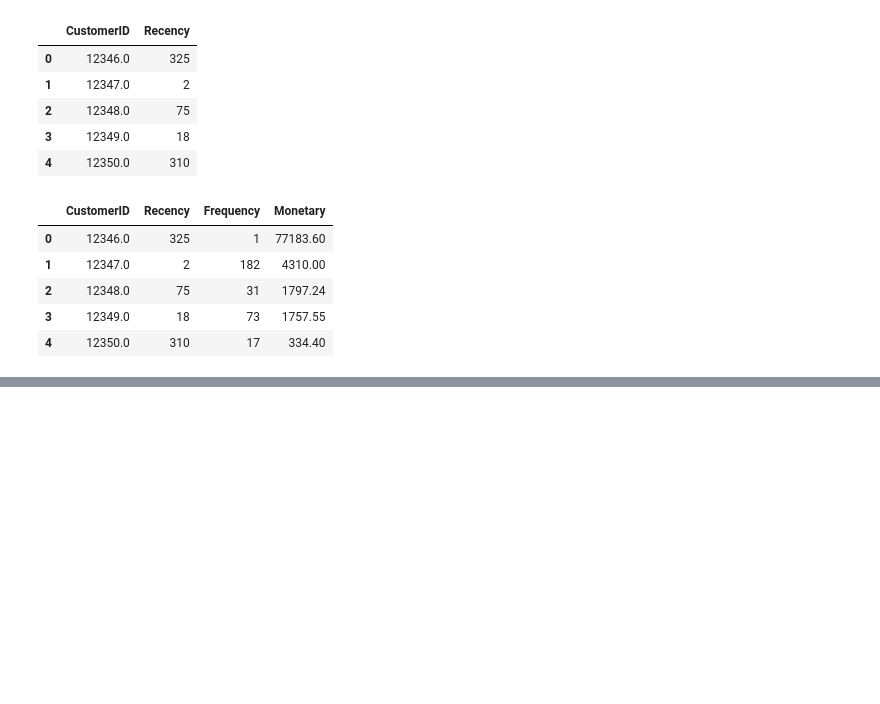
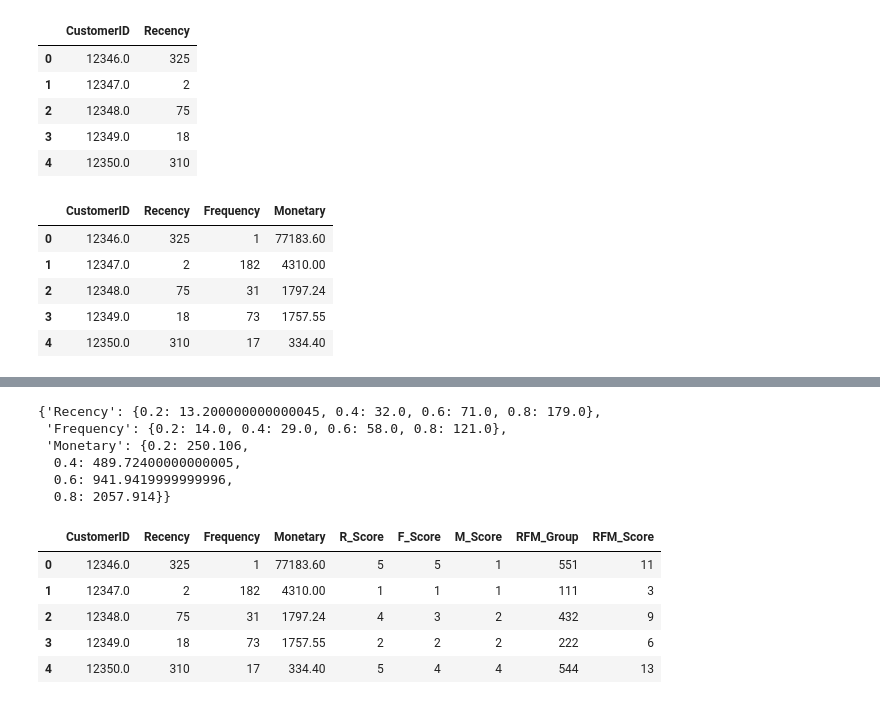
Before and after one commit to SaamarthMeston/Capstone-Project-4-Online-Retail-, a Jupyter notebook: Capstone_Project_4(Online_Retail).ipynb, the cells around one changed output, grey strips where cells are left out. Cells and saved outputs as stored; diff of their text form; code cells hidden in the pictures; blank space fills up the shorter version.

```diff
--- a/Capstone_Project_4(Online_Retail).ipynb
+++ b/Capstone_Project_4(Online_Retail).ipynb
@@ -213,0 +283,9 @@ RFM_DF.head()
+# %%
+Quantiles
+# %% [output]
+{'Recency': {0.2: 13.200000000000045, 0.4: 32.0, 0.6: 71.0, 0.8: 179.0},
+ 'Frequency': {0.2: 14.0, 0.4: 29.0, 0.6: 58.0, 0.8: 121.0},
+ 'Monetary': {0.2: 250.106,
+  0.4: 489.72400000000005,
+  0.6: 941.9419999999996,
+  0.8: 2057.914}}
@@ -213,0 +326,9 @@ RFM_DF.head()
+# %%
+RFM_DF_Segmented.head()
+# %% [output]
+|  | CustomerID | Recency | Frequency | Monetary | R_Score | F_Score | M_Score | RFM_Group | RFM_Score |
+| 0 | 12346.0 | 325 | 1 | 77183.60 | 5 | 5 | 1 | 551 | 11 |
+| 1 | 12347.0 | 2 | 182 | 4310.00 | 1 | 1 | 1 | 111 | 3 |
+| 2 | 12348.0 | 75 | 31 | 1797.24 | 4 | 3 | 2 | 432 | 9 |
+| 3 | 12349.0 | 18 | 73 | 1757.55 | 2 | 2 | 2 | 222 | 6 |
+| 4 | 12350.0 | 310 | 17 | 334.40 | 5 | 4 | 4 | 544 | 13 |
```
Also changed, not shown: parts of 45 cells of this notebook.
